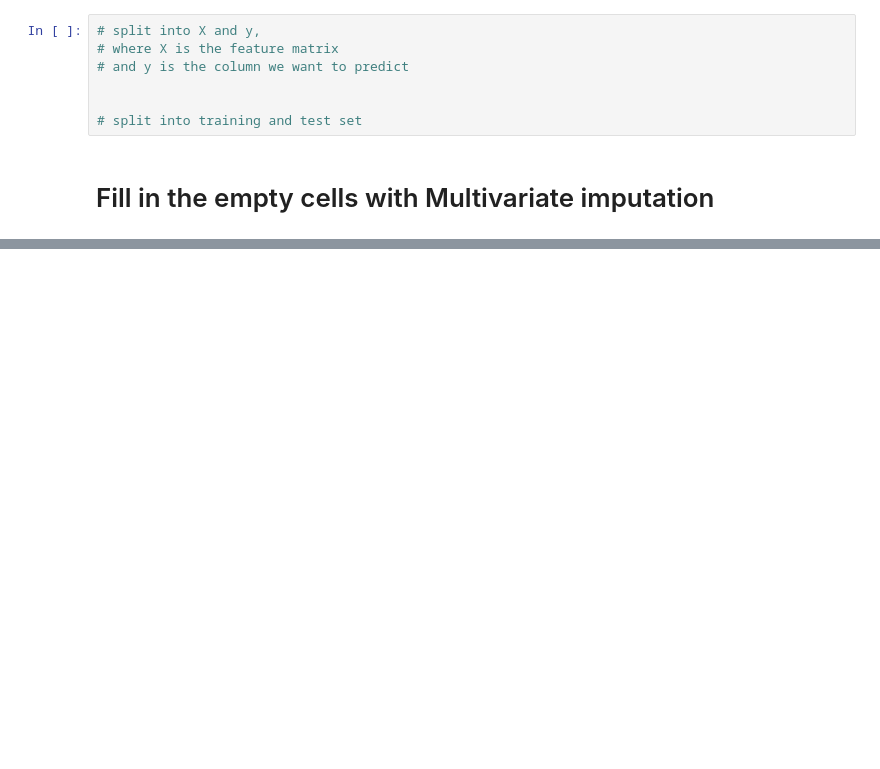
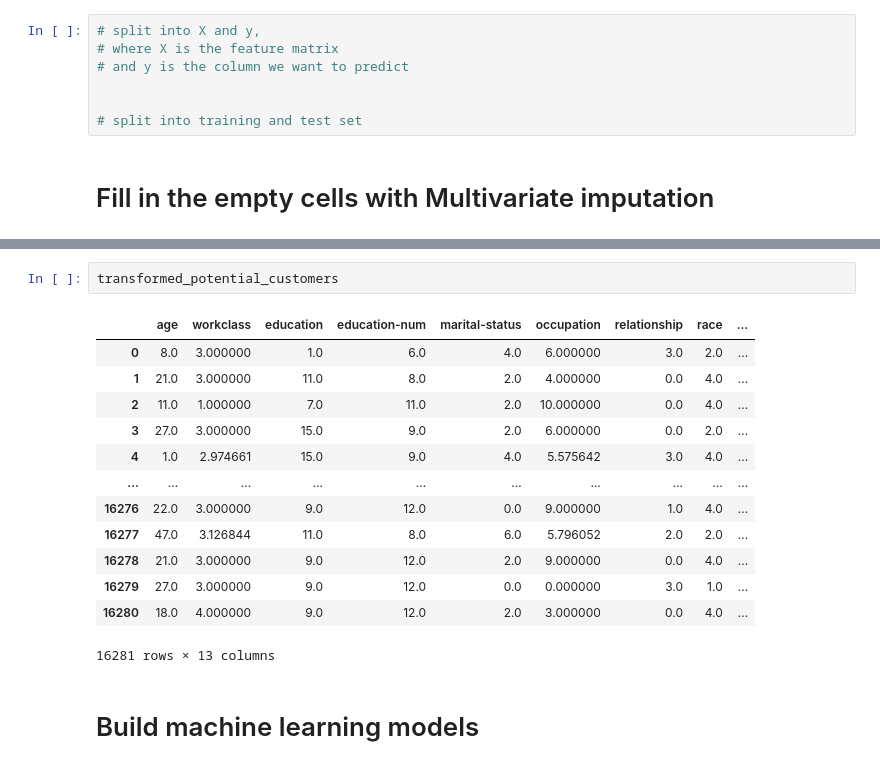
Before and after one commit to JohnChristianCastillo/Data_Mining, a Jupyter notebook: 01_classification.ipynb, the cells around one changed output, grey strips where cells are left out. Cells and saved outputs as stored; diff of their text form; blank space fills up the shorter version.

Commit message:
creating a model almost fully done

```diff
--- a/01_classification.ipynb
+++ b/01_classification.ipynb
@@ -125,0 +174,18 @@ potential_customers
+# %%
+transformed_potential_customers
+# %% [output]
+|  | age | workclass | education | education-num | marital-status | occupation | relationship | race | ... |
+| 0 | 8.0 | 3.000000 | 1.0 | 6.0 | 4.0 | 6.000000 | 3.0 | 2.0 | ... |
+| 1 | 21.0 | 3.000000 | 11.0 | 8.0 | 2.0 | 4.000000 | 0.0 | 4.0 | ... |
+| 2 | 11.0 | 1.000000 | 7.0 | 11.0 | 2.0 | 10.000000 | 0.0 | 4.0 | ... |
+| 3 | 27.0 | 3.000000 | 15.0 | 9.0 | 2.0 | 6.000000 | 0.0 | 2.0 | ... |
+| 4 | 1.0 | 2.974661 | 15.0 | 9.0 | 4.0 | 5.575642 | 3.0 | 4.0 | ... |
+| ... | ... | ... | ... | ... | ... | ... | ... | ... | ... |
+| 16276 | 22.0 | 3.000000 | 9.0 | 12.0 | 0.0 | 9.000000 | 1.0 | 4.0 | ... |
+| 16277 | 47.0 | 3.126844 | 11.0 | 8.0 | 6.0 | 5.796052 | 2.0 | 2.0 | ... |
+| 16278 | 21.0 | 3.000000 | 9.0 | 12.0 | 2.0 | 9.000000 | 0.0 | 4.0 | ... |
+| 16279 | 27.0 | 3.000000 | 9.0 | 12.0 | 0.0 | 0.000000 | 3.0 | 1.0 | ... |
+| 16280 | 18.0 | 4.000000 | 9.0 | 12.0 | 2.0 | 3.000000 | 0.0 | 4.0 | ... |
+16281 rows × 13 columns
+# %% [markdown]
+# Build machine learning models
```
Also changed, not shown: parts of 26 cells of this notebook, 1 other file.
